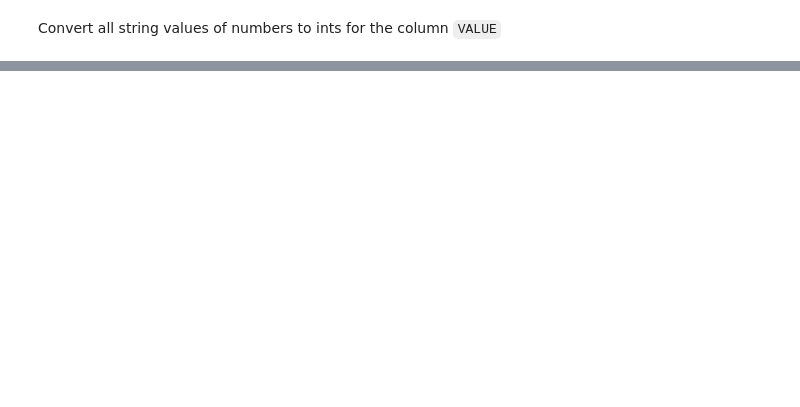
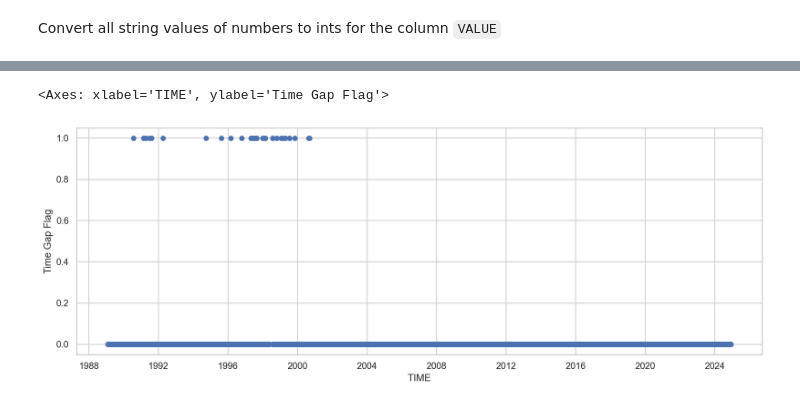
Before and after one commit to DWR-QA-Program/caldata-dsa-outlier-tool, a Jupyter notebook: dwr/dwr.ipynb, the cells around one changed output, grey strips where cells are left out. Drawn from its saved outputs; the diff is of its cells as text; code cells hidden in the pictures; blank space fills up the shorter version.

```diff
--- a/dwr/dwr.ipynb
+++ b/dwr/dwr.ipynb
@@ -92,0 +96,38 @@ np.nanmax(df.VALUE), np.nanmin(df.VALUE)
+# %%
+def time_gap_test(df: pd.DataFrame, cadence: pd.Timedelta) -> pd.DataFrame:
+    """
+    Apply a time gap test.
+
+    Parameters
+    ----------
+    df : pd.DataFrame
+        A pandas series with a datetime index.
+
+    cadence : pd.Timedelta
+        The nominal cadence of the data.
+
+    Returns
+    -------
+    pd.Series
+        A boolean series with the same index as time_series.
+
+    Examples
+    --------
+    >>> df_time_gap = time_gap_test(df, cadence=pd.Timedelta('1 days'))
+
+    """
+    if df.empty:
+        raise ValueError('No input data.')
+    if df.index.dtype != 'datetime64[ns]':
+        raise ValueError('Input data is not a datetime index.')
+    df['Time Gap Flag'] = np.where((df.index.diff() > cadence), 1, 0)
+    return df
+# %%
+df_time_gap = time_gap_test(df=df, cadence=pd.Timedelta('1 days'))
+# %%
+sns.set_theme(style="whitegrid")
+fig, ax = plt.subplots(figsize=(15,5))
+sns.scatterplot(df_time_gap, x='TIME', y='Time Gap Flag', edgecolor=None)
+# %% [output]
+<Axes: xlabel='TIME', ylabel='Time Gap Flag'>
+[figure, added]
```
Also changed, not shown: parts of 21 cells of this notebook.
